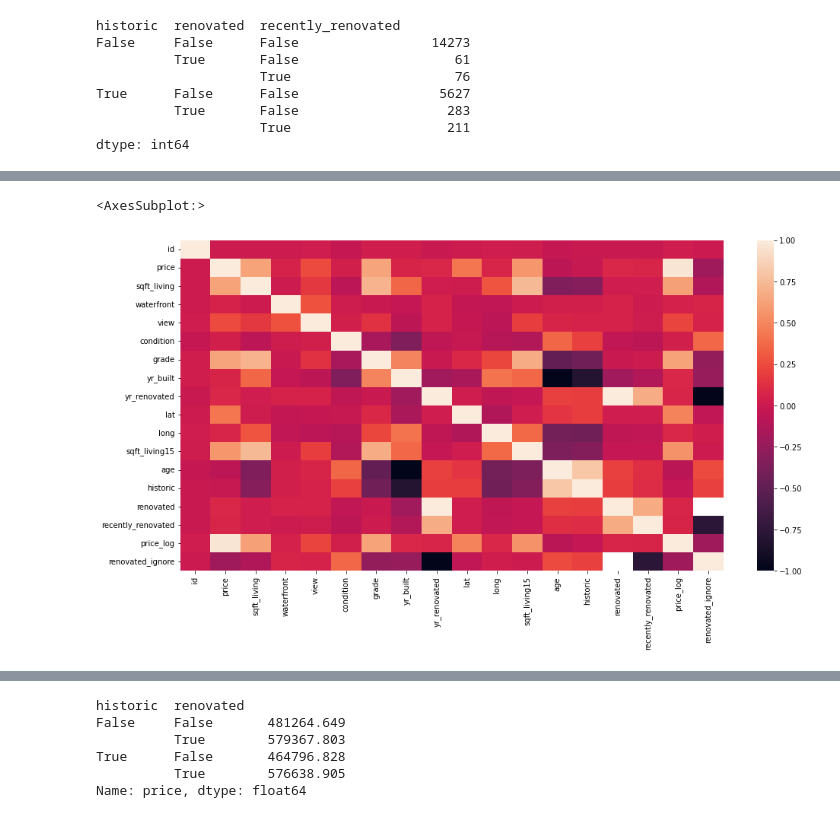
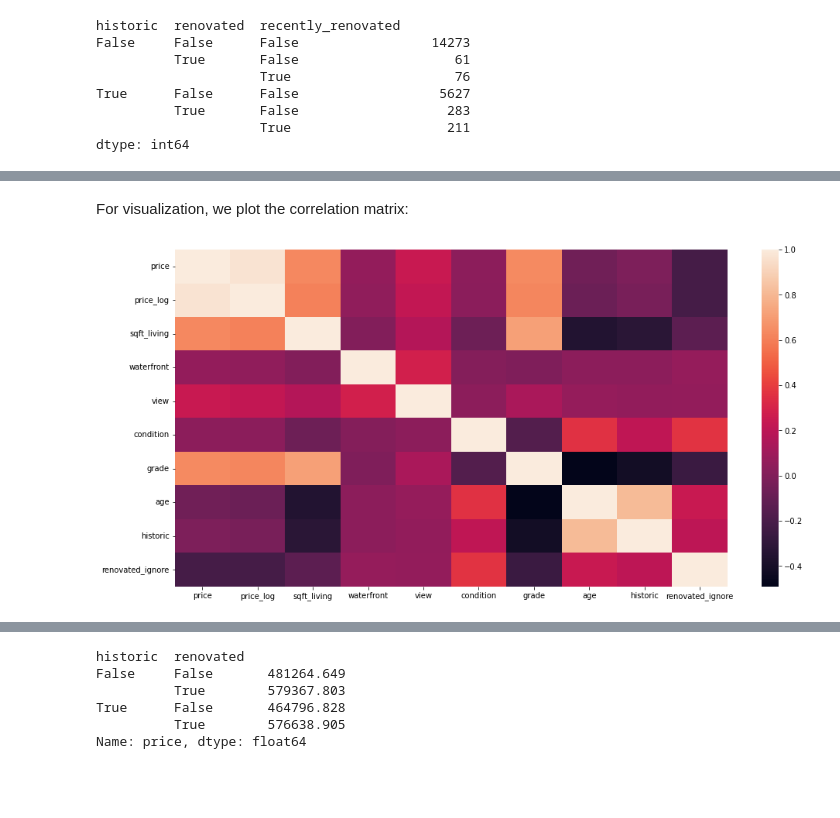
Before and after one commit to felix-roc/ds-projects-EDA, a Jupyter notebook: EDA.ipynb, the cells around one changed output, grey strips where cells are left out. Saved outputs shown, nothing was run; the diff lists cells and outputs as text; code cells hidden in the pictures; blank space fills up the shorter version.

```diff
--- a/EDA.ipynb
+++ b/EDA.ipynb
@@ -14,13 +21,14 @@ import pandas as pd
 import numpy as np
 import matplotlib.pyplot as plt
 import seaborn as sns
+import plotly.express as px
 # plotly in vs code
 import plotly.io as pio
 pio.renderers.default = "notebook"
 
 # setting up matplotlib
 from matplotlib.ticker import PercentFormatter
-plt.rcParams.update({ "figure.figsize" : (16, 8),"axes.facecolor" : "white", "axes.edgecolor":  "black"})
+plt.rcParams.update({ "figure.figsize" : (10, 5),"axes.facecolor" : "white", "axes.edgecolor":  "black"})
 plt.rcParams["figure.facecolor"]= "w"
 pd.plotting.register_matplotlib_converters()
 pd.set_option('display.float_format', lambda x: '%.3f' % x)
@@ -294,6 +302,6 @@ df_ad['historic'] = df_ad.age > 60
 df_ad['renovated'] = df_ad.yr_renovated > 0
 df_ad['recently_renovated'] = df_ad.yr_renovated > 2000
 df_ad['renovated_ignore'] = (2016 - df_ad.yr_renovated).replace(2016, np.nan)
-#df_ad['age_combined'] = min([df_ad.age, df_ad.renovated_ignore])
+df_ad['month_sold'] = df_ad.date.dt.month
 df_ad.head()
 # %% [output]
@@ -331,0 +360,4 @@ dtype: int64
+# %%
+corr_cols = ['price','price_log','sqft_living','waterfront','view','condition','grade','age','historic','renovated_ignore']
+corr_m = df_ad.corr().loc[corr_cols,corr_cols]
+corr_m
@@ -332,5 +376,6 @@ dtype: int64
+# %% [markdown]
+For visualization, we plot the correlation matrix:
 # %%
-sns.heatmap(df_ad.corr())
+sns.heatmap(corr_m);
 # %% [output]
-<AxesSubplot:>
-[figure, old version]
+[figure, new version]
```
Also changed, not shown: parts of 49 cells of this notebook, 1 other file.
